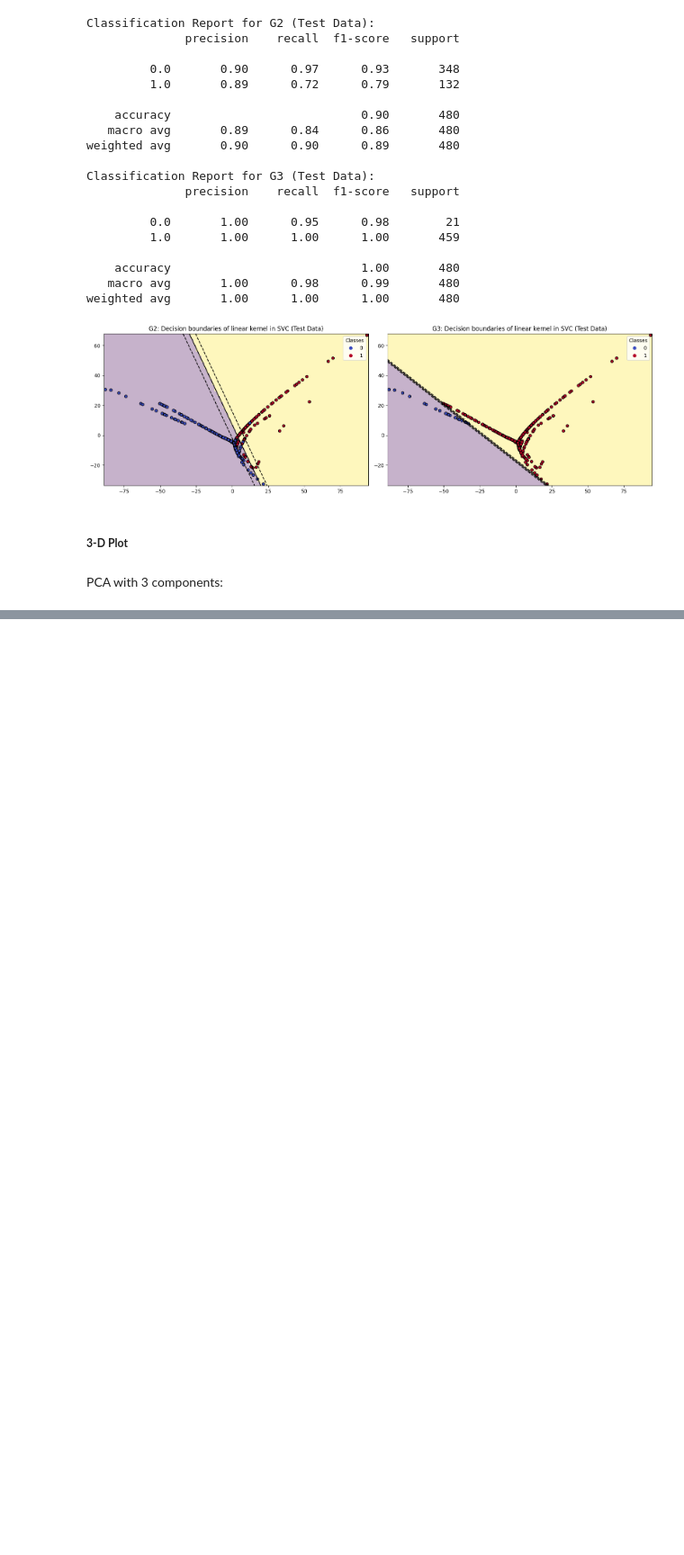
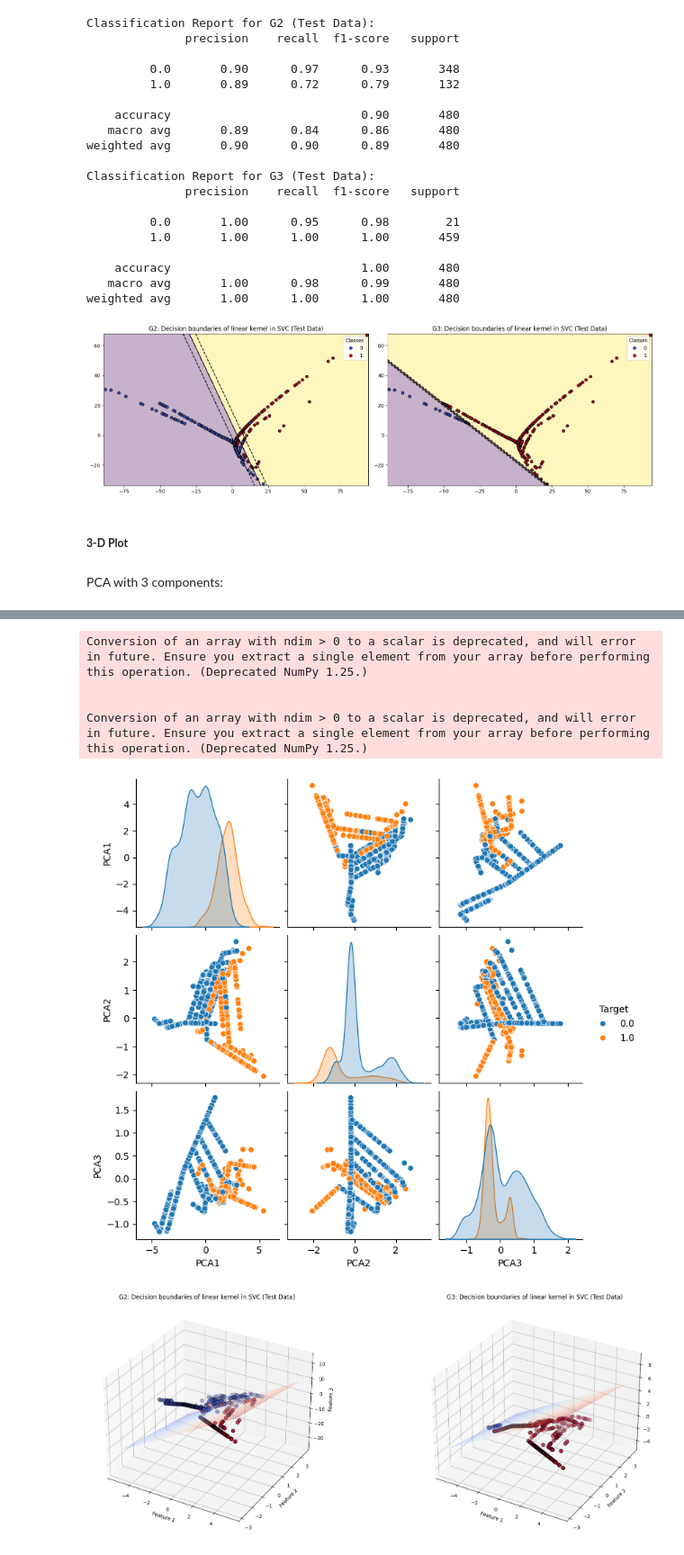
Before and after one commit to Max-f123/Machine_Learning_in_Energy_Systems, a Jupyter notebook: Assignment 02/02 - Simon/A02_Classification.ipynb, the cells around one changed output, grey strips where cells are left out. Shown at 90% size. Saved outputs shown, nothing was run; the diff lists cells and outputs as text; code cells hidden in the pictures; blank space fills up the shorter version.

```diff
--- a/Assignment 02/02 - Simon/A02_Classification.ipynb
+++ b/Assignment 02/02 - Simon/A02_Classification.ipynb
@@ -786,6 +794,14 @@ X_train_pca3, X_test_pca3, y_train, y_test = train_test_split(X_pca3, targets, t
 # Explained Variance
 print("Explained Variance of the components:", pca.explained_variance_ratio_)
 print(f"Total Explained Variance: {sum(pca.explained_variance_ratio_):.4f}")
+
+# Pairplot for my 3 PCA components
+df = pd.DataFrame(X_pca3, columns=["PCA1", "PCA2", "PCA3"])
+df["Target"] = y_train["G2"]
+sns.pairplot(df, hue="Target")
+
+# # Plot decision boundaries in 3D for test data
+plot_decision_boundary_3d(kernel="linear", X_train=X_train_pca3, y_train=y_train,X_test=X_test_pca3, y_test=y_test, test=True)
 # %% [output]
 Explained Variance of the components: [0.74111999 0.19443254 0.06444747]
 Total Explained Variance: 1.0000
@@ -791,0 +823,6 @@ Total Explained Variance: 1.0000
+Conversion of an array with ndim > 0 to a scalar is deprecated, and will error in future. Ensure you extract a single element from your array before performing this operation. (Deprecated NumPy 1.25.)
+
+
+Conversion of an array with ndim > 0 to a scalar is deprecated, and will error in future. Ensure you extract a single element from your array before performing this operation. (Deprecated NumPy 1.25.)
+[figure, added]
+[figure, added]
```
Also changed, not shown: parts of 4 cells of this notebook.
